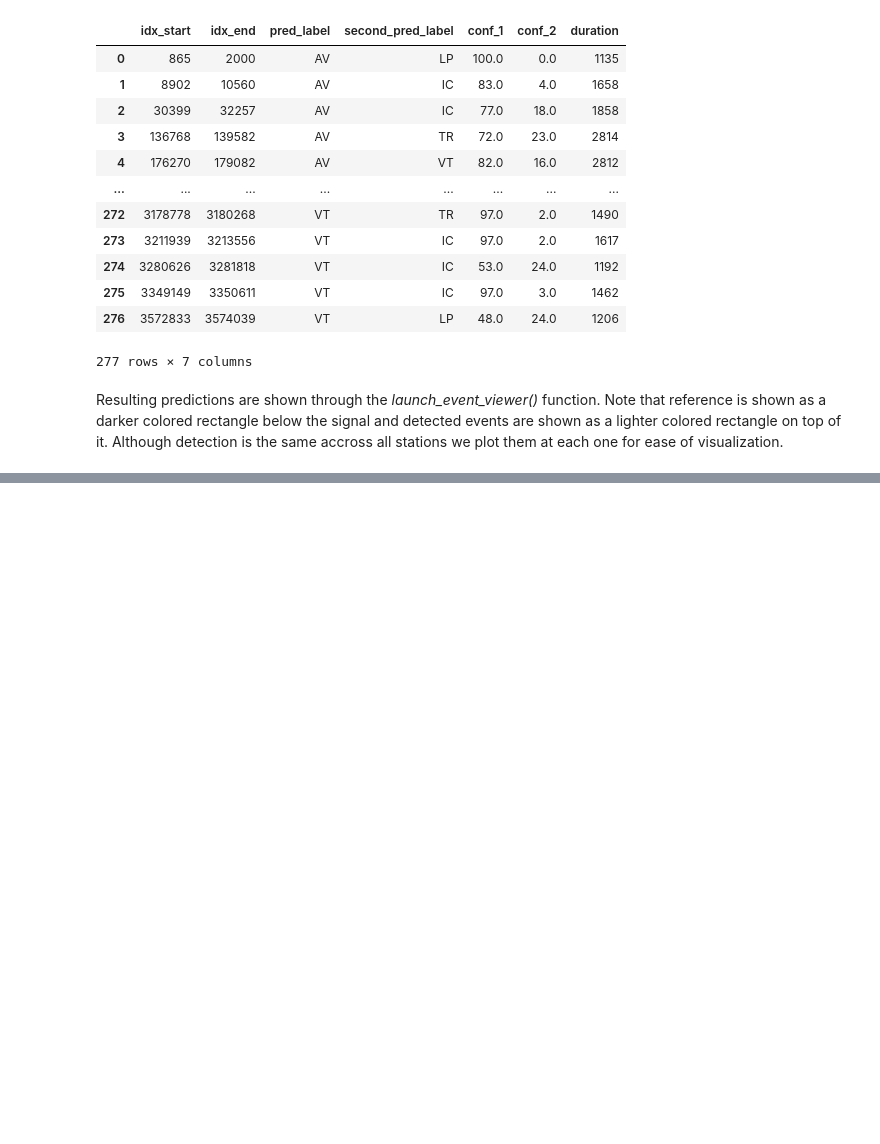
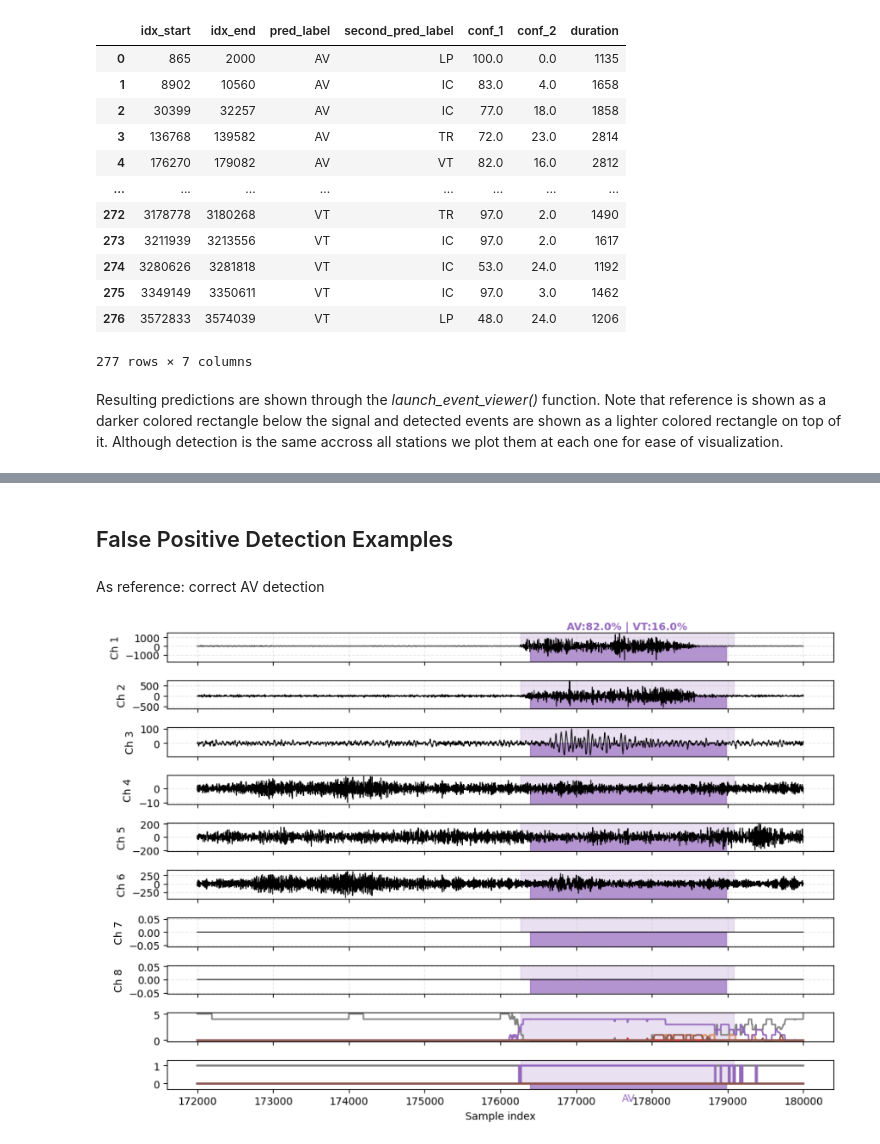
Before and after one commit to camilo-espinosa/volcano-seismic-segmentation, a Jupyter notebook: examples/continuous_detection_demo.ipynb, the cells around one changed output, grey strips where cells are left out. Drawn from its saved outputs; the diff is of its cells as text; code cells hidden in the pictures; blank space fills up the shorter version.

Commit message:
added FP examples

```diff
--- a/examples/continuous_detection_demo.ipynb
+++ b/examples/continuous_detection_demo.ipynb
@@ -238,3 +238,5 @@ data_utils.launch_event_viewer(continuous_trace, reference, filtered_detections,
 # %% [output]
 VBox(children=(HBox(children=(Button(description='⟵\xa0Prev\xa0Pred', style=ButtonStyle()), Button(description…
 [interactive output not drawn]
+# %% [markdown]
+## False Positive Detection Examples
@@ -240,0 +245,7 @@ VBox(children=(HBox(children=(Button(description='⟵\xa0Prev\xa0Pred', style=Bu
+# %% [markdown]
+As reference: correct AV detection
+# %%
+
+display(Image(filename="../data/AV_correct.png"))
+# %% [output]
+[figure, added]
```
Also changed, not shown: parts of 14 cells of this notebook, 7 other files.
